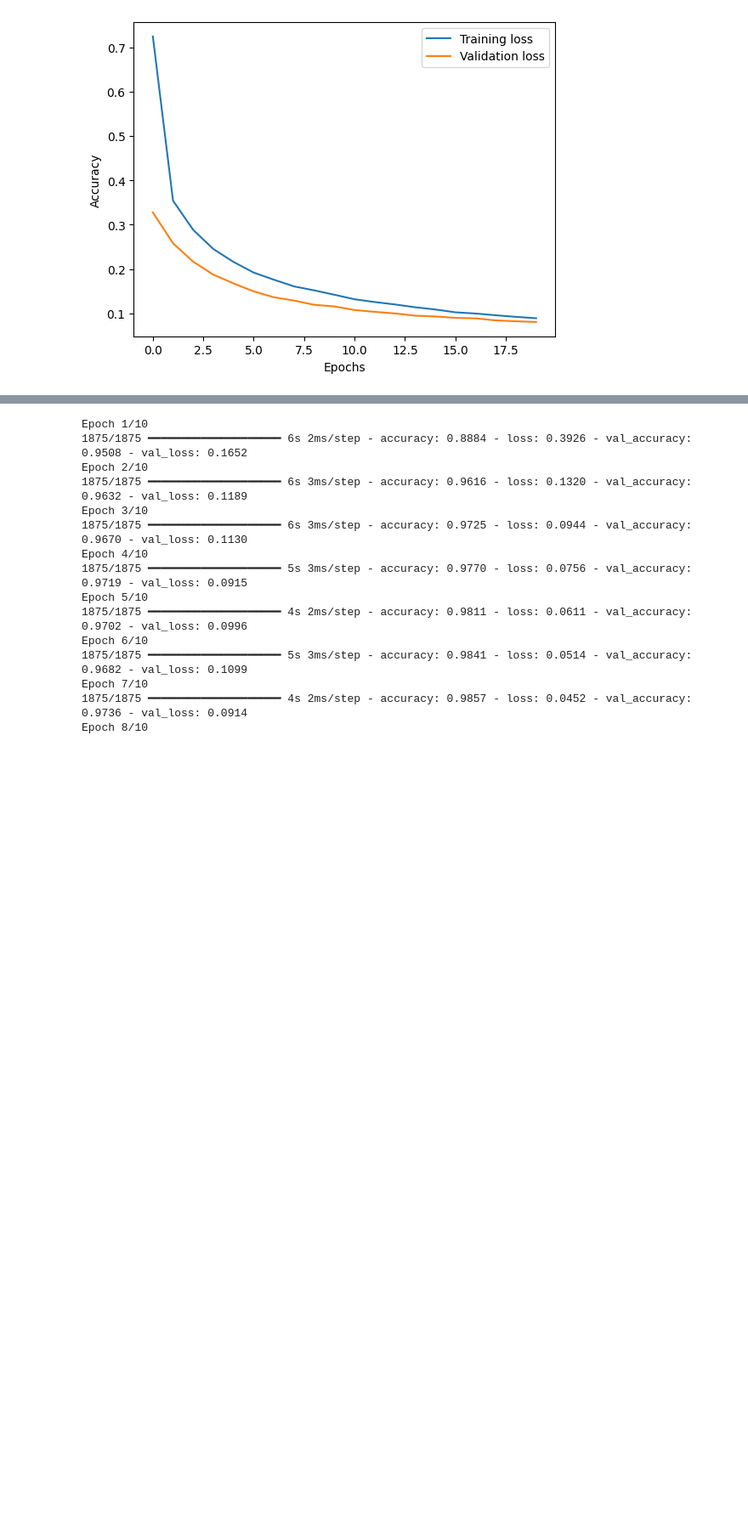
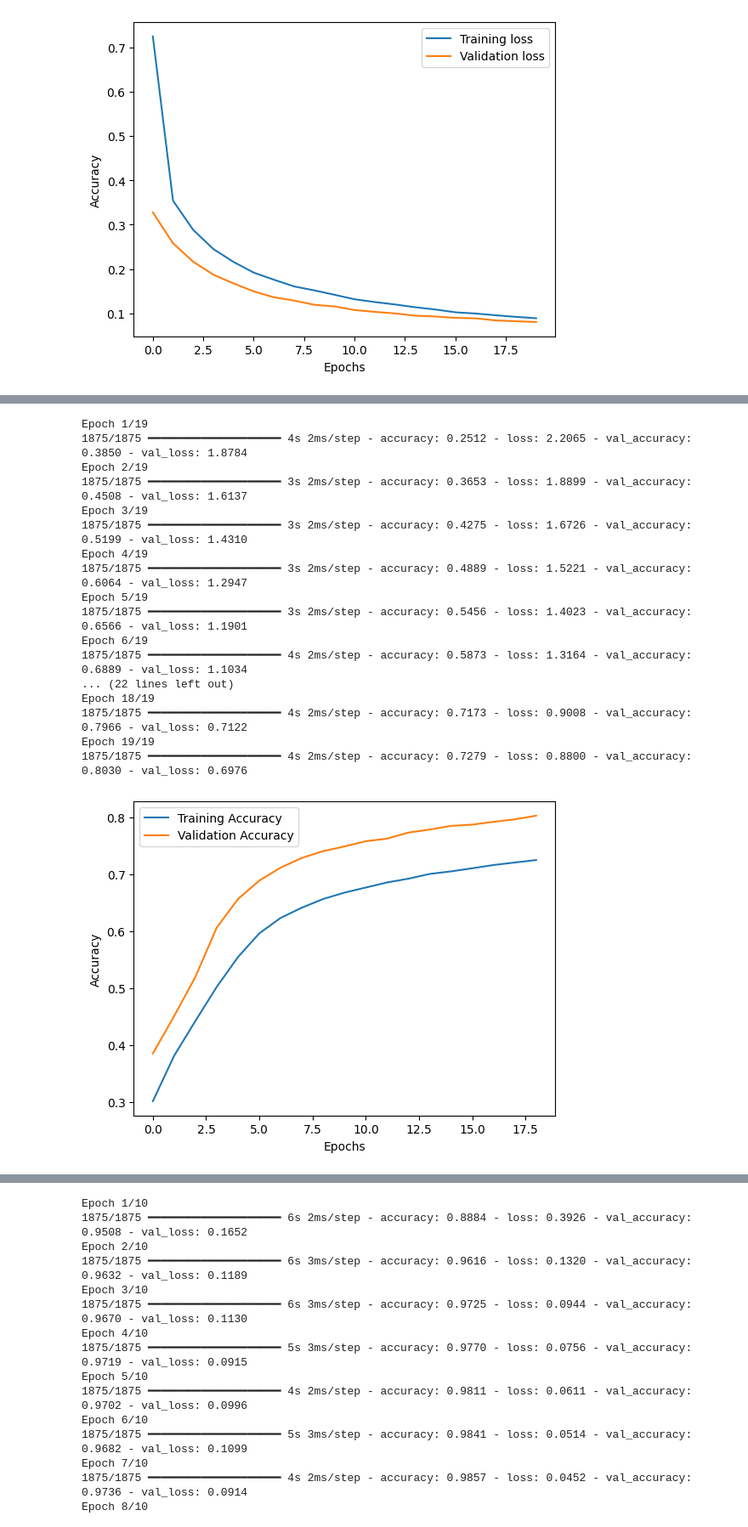
Before and after one commit to harshit11purohit/DEEP-LEARNING, a Jupyter notebook: ANN_and_Neural_Network/ann_number_classification.ipynb, the cells around one changed output, grey strips where cells are left out. Shown at 85% size. Cells and saved outputs as stored; diff of their text form; code cells hidden in the pictures; blank space fills up the shorter version.

```diff
--- a/ANN_and_Neural_Network/ann_number_classification.ipynb
+++ b/ANN_and_Neural_Network/ann_number_classification.ipynb
@@ -489,0 +444,64 @@ Epoch 9/9
+# %%
+#!pip install matplotlib
+import matplotlib.pyplot as plt
+from tensorflow.keras.models import Sequential
+from tensorflow.keras.layers import Dense, Flatten, Dropout
+from tensorflow.keras import initializers
+from tensorflow.keras.callbacks import EarlyStopping
+
+early_stop = EarlyStopping(
+    monitor='val_loss',
+    patience=3,
+    restore_best_weights=True,
+    min_delta=0.001
+)
+
+model = Sequential([
+    Flatten(input_shape=(28, 28)),
+    Dense(64, activation='relu', kernel_initializer='he_normal'),
+    Dropout(0.2),
+    Dense(32, activation='tanh', kernel_initializer='glorot_uniform'),
+    Dropout(0.2),
+    Dense(16, activation='relu', kernel_initializer=initializers.RandomNormal(stddev=0.01)),
+    Dense(10, activation='softmax', bias_initializer='zeros')
+])
+
+model.compile(
+    optimizer='adagrad',
+    loss='sparse_categorical_crossentropy',
+    metrics=['accuracy']
+)
+
+r = model.fit(
+    x_train,
+    y_train,
+    validation_data=(x_test, y_test),
+    epochs=19,
+    callbacks=[early_stop]
+)
+
+plt.plot(r.history['accuracy'], label='Training Accuracy')
+plt.plot(r.history['val_accuracy'], label='Validation Accuracy')
+plt.xlabel('Epochs')
+plt.ylabel('Accuracy')
+plt.legend()
+plt.show()
+# %% [output]
+Epoch 1/19
+1875/1875 ━━━━━━━━━━━━━━━━━━━━ 4s 2ms/step - accuracy: 0.2512 - loss: 2.2065 - val_accuracy: 0.3850 - val_loss: 1.8784
+Epoch 2/19
+1875/1875 ━━━━━━━━━━━━━━━━━━━━ 3s 2ms/step - accuracy: 0.3653 - loss: 1.8899 - val_accuracy: 0.4508 - val_loss: 1.6137
+Epoch 3/19
+1875/1875 ━━━━━━━━━━━━━━━━━━━━ 3s 2ms/step - accuracy: 0.4275 - loss: 1.6726 - val_accuracy: 0.5199 - val_loss: 1.4310
+Epoch 4/19
+1875/1875 ━━━━━━━━━━━━━━━━━━━━ 3s 2ms/step - accuracy: 0.4889 - loss: 1.5221 - val_accuracy: 0.6064 - val_loss: 1.2947
+Epoch 5/19
+1875/1875 ━━━━━━━━━━━━━━━━━━━━ 3s 2ms/step - accuracy: 0.5456 - loss: 1.4023 - val_accuracy: 0.6566 - val_loss: 1.1901
+Epoch 6/19
+1875/1875 ━━━━━━━━━━━━━━━━━━━━ 4s 2ms/step - accuracy: 0.5873 - loss: 1.3164 - val_accuracy: 0.6889 - val_loss: 1.1034
+... (22 lines left out)
+Epoch 18/19
+1875/1875 ━━━━━━━━━━━━━━━━━━━━ 4s 2ms/step - accuracy: 0.7173 - loss: 0.9008 - val_accuracy: 0.7966 - val_loss: 0.7122
+Epoch 19/19
+1875/1875 ━━━━━━━━━━━━━━━━━━━━ 4s 2ms/step - accuracy: 0.7279 - loss: 0.8800 - val_accuracy: 0.8030 - val_loss: 0.6976
+[figure, added]
```
Also changed, not shown: parts of 8 cells of this notebook.
